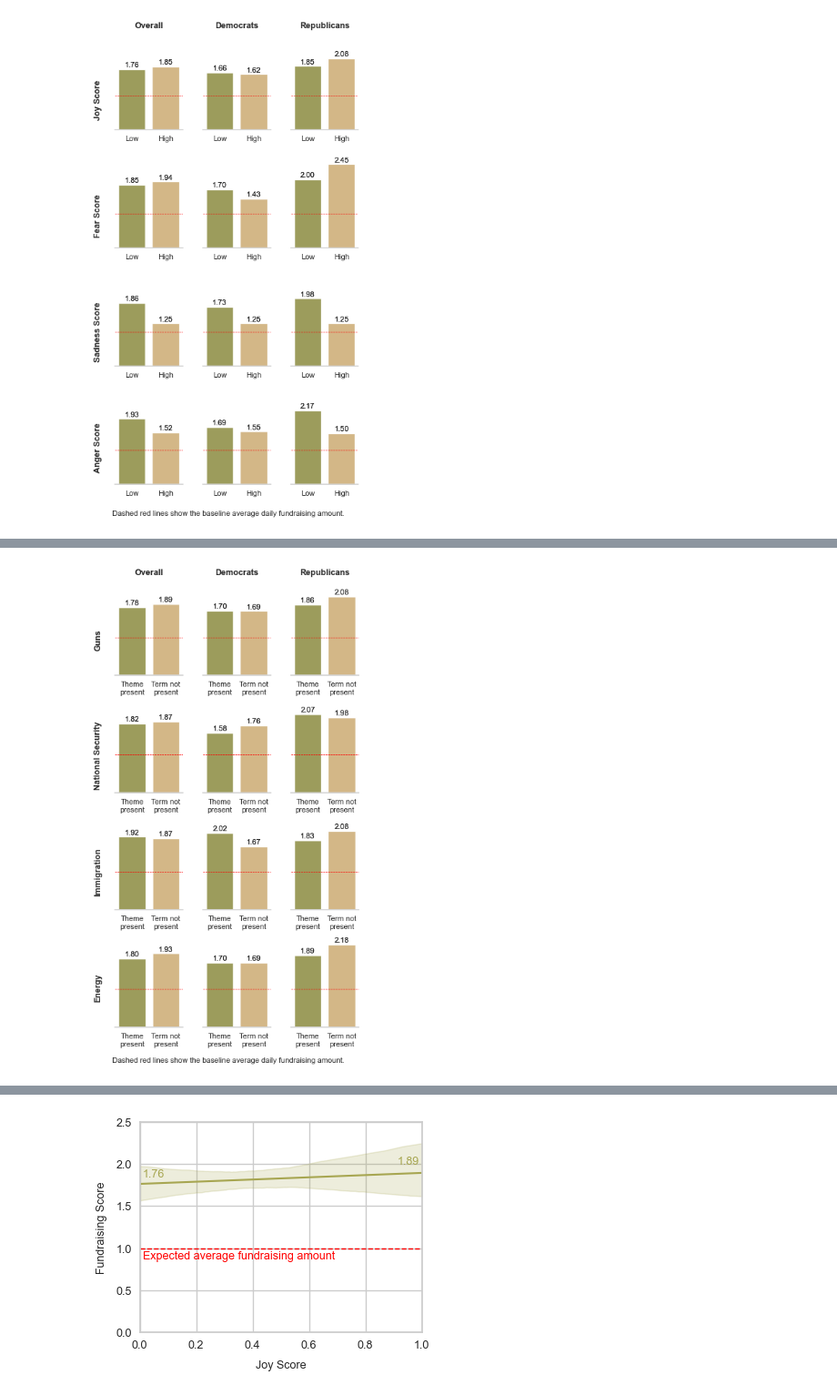
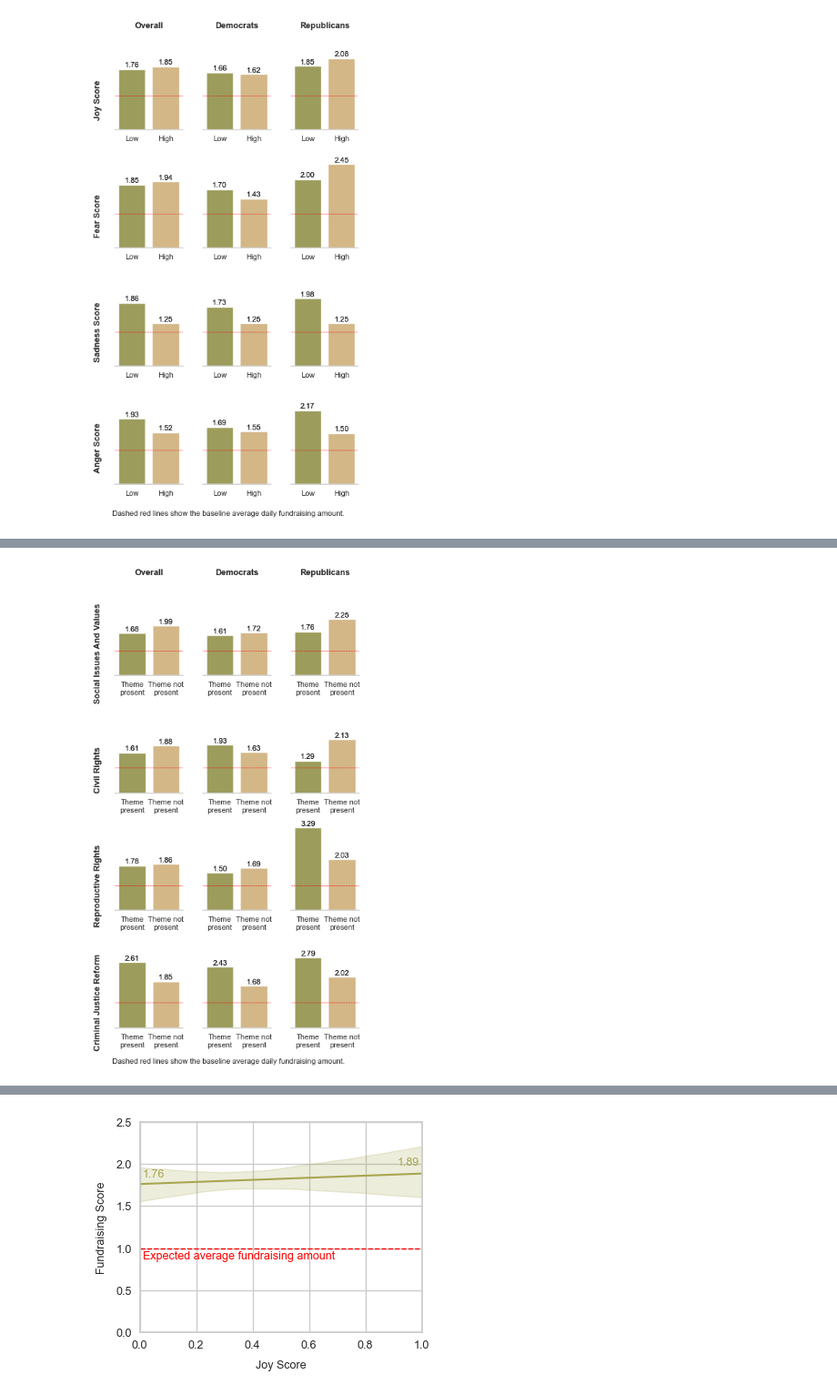
Before and after one commit to marobinette/cfd-project-ds1, a Jupyter notebook: notebooks/Matched_Politicians_EDA.ipynb, the cells around one changed output, grey strips where cells are left out. Shown at 91% size. Saved outputs shown, nothing was run; the diff lists cells and outputs as text; code cells hidden in the pictures.

Commit message:
Added multi-facet plots for themes

```diff
--- a/notebooks/Matched_Politicians_EDA.ipynb
+++ b/notebooks/Matched_Politicians_EDA.ipynb
@@ -1157,7 +1031,7 @@ def compute_monthly_score_summary(df, score_col, split_col, parties=["D", "R"],
     """
     Parameters:
         df (pd.DataFrame): The dataframe containing at least contrib_date, dc_party, split_col, score_col
-        score_col (str): The column to compute averages on (e.g., 'month_daily_amount_score')
+        score_col (str): The column to compute averages on (e.g., 'window_fundraising_amount_score')
         split_col (str): The column to break down by (e.g., 'fundraising_terms_used', 'dc_gender', 'body_length', 'year')
         parties (list): List of party values to include (default ['D','R'])
         months (bool): Whether to compute monthly averages before summary (default True)
@@ -2024,0 +1808,33 @@ print(summary_combined_theme)
+# %%
+# Define a function to create summary THEME plot data for use in multi-faceted plots
+
+def make_summary_theme_plot_df(theme_col):
+    sum_theme_plot_df = summaries[theme_col]
+
+    return pd.DataFrame({
+        "Category": [True, False] * 3,
+        "Term Presence": [
+            sum_theme_plot_df.loc[sum_theme_plot_df[theme_col] == True,  "overall_avg"].values[0],
+            sum_theme_plot_df.loc[sum_theme_plot_df[theme_col] == False, "overall_avg"].values[0],
+            sum_theme_plot_df.loc[sum_theme_plot_df[theme_col] == True,  "dem_avg"].values[0],
+            sum_theme_plot_df.loc[sum_theme_plot_df[theme_col] == False, "dem_avg"].values[0],
+            sum_theme_plot_df.loc[sum_theme_plot_df[theme_col] == True,  "rep_avg"].values[0],
+            sum_theme_plot_df.loc[sum_theme_plot_df[theme_col] == False, "rep_avg"].values[0],
+        ],
+        "Party": ["Overall"] * 2 + ["Democrats"] * 2 + ["Republicans"] * 2,
+        "Breakdown": theme_col.replace("theme_", "").replace("_", " ").title()
+    })
+# %%
+# Make the summary theme plots
+
+print(summaries.keys())
+
+# summary_guns_plot = make_summary_plot_df("theme_guns")
+# summary_immigration_plot = make_summary_plot_df("theme_immigration")
+# summary_supreme_court_plot = make_summary_plot_df("theme_supreme_court_and_judiciary")
+
+# Make all of them at once
+theme_plots = {
+    col: make_summary_theme_plot_df(col)
+    for col in summaries.keys()
+}
@@ -2042,11 +2109,11 @@ palette_theme = {
 }
 # %%
-# FIGURE: MULTI-FACETED PLOT FOR THEME
+# FIGURE: MULTI-FACETED PLOT FOR THEME - TOP 4 HOT-BUTTON SOCIAL ISSUES
 # Each facet shows only relevant x-axis categories and shared titles
 
 # Create FacetGrid with both rows and columns
 g = sns.catplot(
-    data=summary_combined_theme,
+    data=summary_combined_theme_soc,
     x="Category_label",
     y="Term Presence",
     hue="Category_label",
@@ -2064,9 +2131,9 @@ g = sns.catplot(
 
 # Customize each facet
 for (row_val, col_val), ax in g.axes_dict.items():
-    sub_df = summary_combined_theme[
-        (summary_combined_theme["Breakdown"] == row_val) &
-        (summary_combined_theme["Party"] == col_val)
+    sub_df = summary_combined_theme_soc[
+        (summary_combined_theme_soc["Breakdown"] == row_val) &
+        (summary_combined_theme_soc["Party"] == col_val)
     ]
 
     pal = palette_theme
@@ -2163,31 +2230,31 @@ for (row_val, col_val), ax in g.axes_dict.items():
 for col_val in g.col_names:
     g.axes_dict[(row_positions[0], col_val)].set_title(
         col_val, fontweight="bold", fontsize=axis_titlesize, pad=15)
 # remove all column titles except top one
 # for (row_val, col_val), ax in g.axes_dict.items():
 #     if row_val == row_positions[0]:
 #         ax.set_title(col_val, fontweight="bold", fontsize=axis_titlesize, pad=15)
 
 g.fig.set_size_inches(3.75, 7)
 
 # Add caption below the plot
 g.fig.text(
     0.005,
     -0.04,
     "Dashed red lines show the baseline average daily fundraising amount.",
     ha='left',
     va='bottom',
     fontsize=8,
     color='#222222'
 )
 
 for ax in g.axes.flat:
     ax.title.set_fontsize(9)
     ax.title.set_fontweight("bold")
 
 # plt.tight_layout()
 g.fig.subplots_adjust(wspace=0.3, hspace=0.35)
 
 plt.show()
 # %% [output]
-[figure, old version]
+[figure, new version]
```
Also changed, not shown: parts of 23 cells of this notebook, 1 other file.
